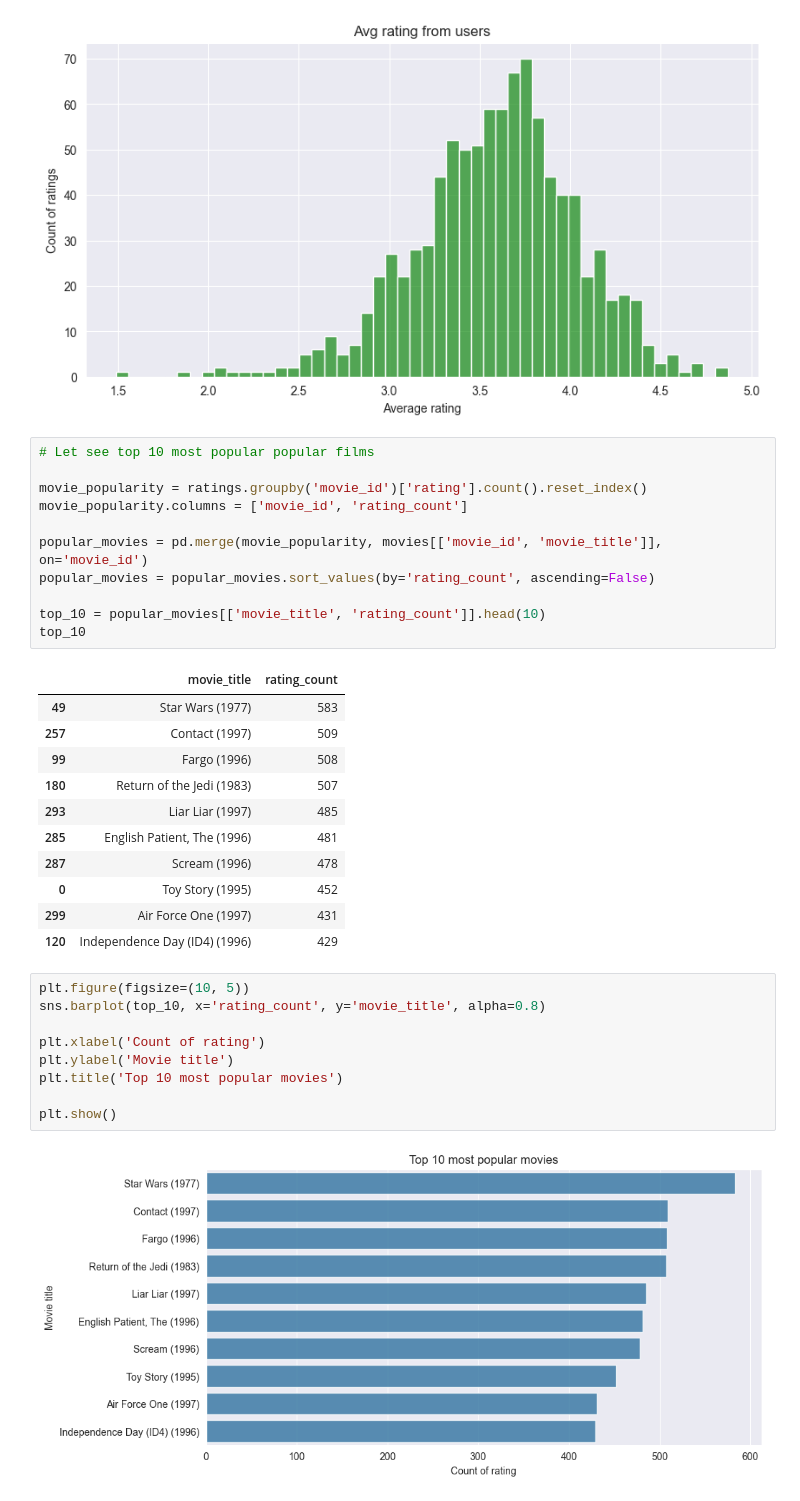
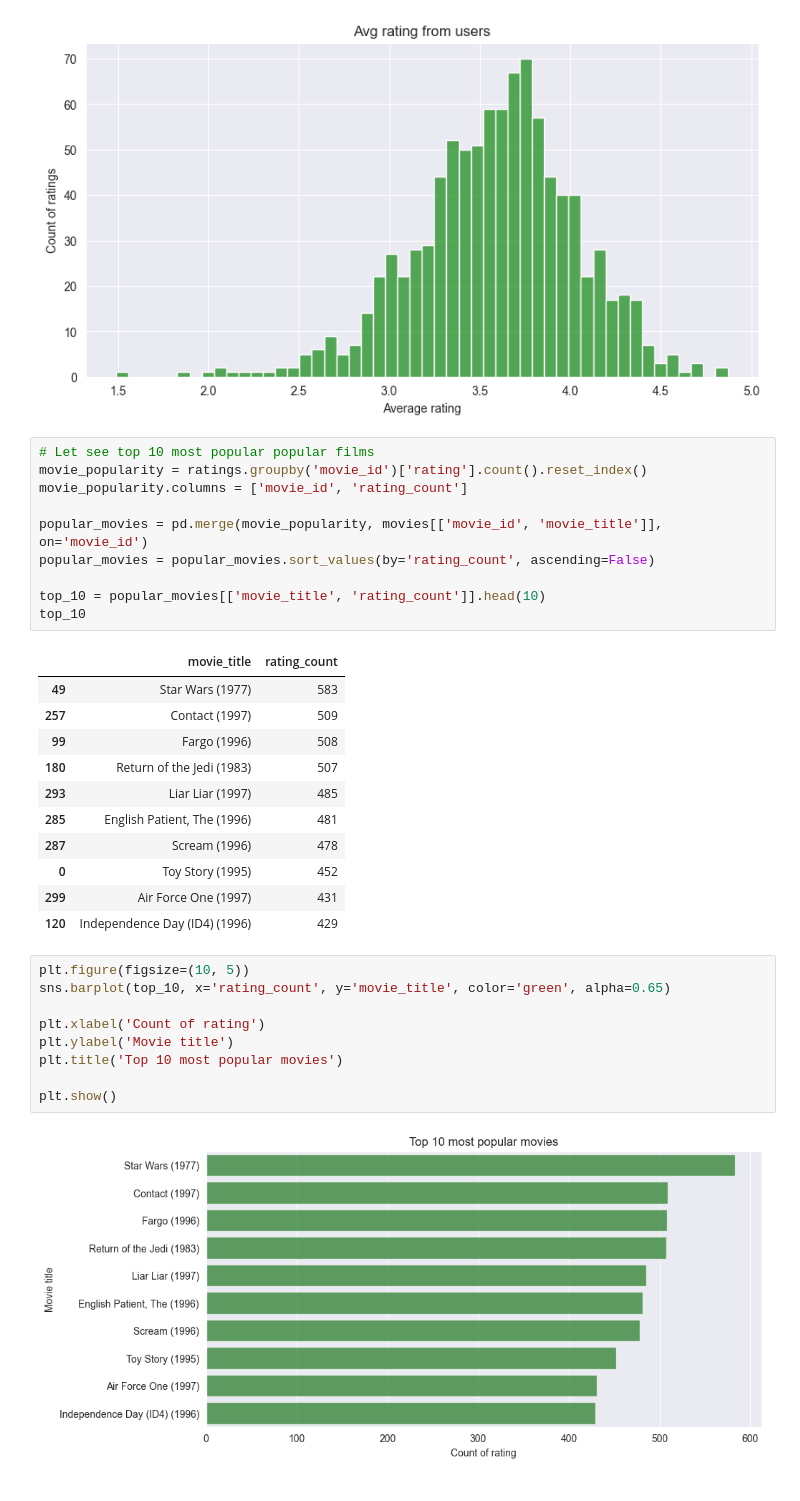
Before and after one commit to NasdormML/MovieLens-100K, a Jupyter notebook: notebooks/EDA.ipynb, the cells around one changed output. Drawn from its saved outputs; the diff is of its cells as text.

```diff
--- a/notebooks/EDA.ipynb
+++ b/notebooks/EDA.ipynb
@@ -92,7 +92,6 @@ plt.show()
 [figure]
 # %%
 # Let see top 10 most popular popular films
-
 movie_popularity = ratings.groupby('movie_id')['rating'].count().reset_index()
 movie_popularity.columns = ['movie_id', 'rating_count']
 
@@ -115,15 +114,15 @@ top_10
 | 120 | Independence Day (ID4) (1996) | 429 |
 # %%
 plt.figure(figsize=(10, 5))
-sns.barplot(top_10, x='rating_count', y='movie_title', alpha=0.8)
+sns.barplot(top_10, x='rating_count', y='movie_title', color='green', alpha=0.65)
 
 plt.xlabel('Count of rating')
 plt.ylabel('Movie title')
 plt.title('Top 10 most popular movies')
 
 plt.show()
 # %% [output]
-[figure, old version]
+[figure, new version]
 # %%
 genre_columns = ['Action', 'Adventure', 'Animation', 'Children', 'Comedy', 'Crime',
                  'Documentary', 'Drama', 'Fantasy', 'Film-Noir', 'Horror', 'Musical',
```
Also changed, not shown: parts of 3 cells of this notebook.
